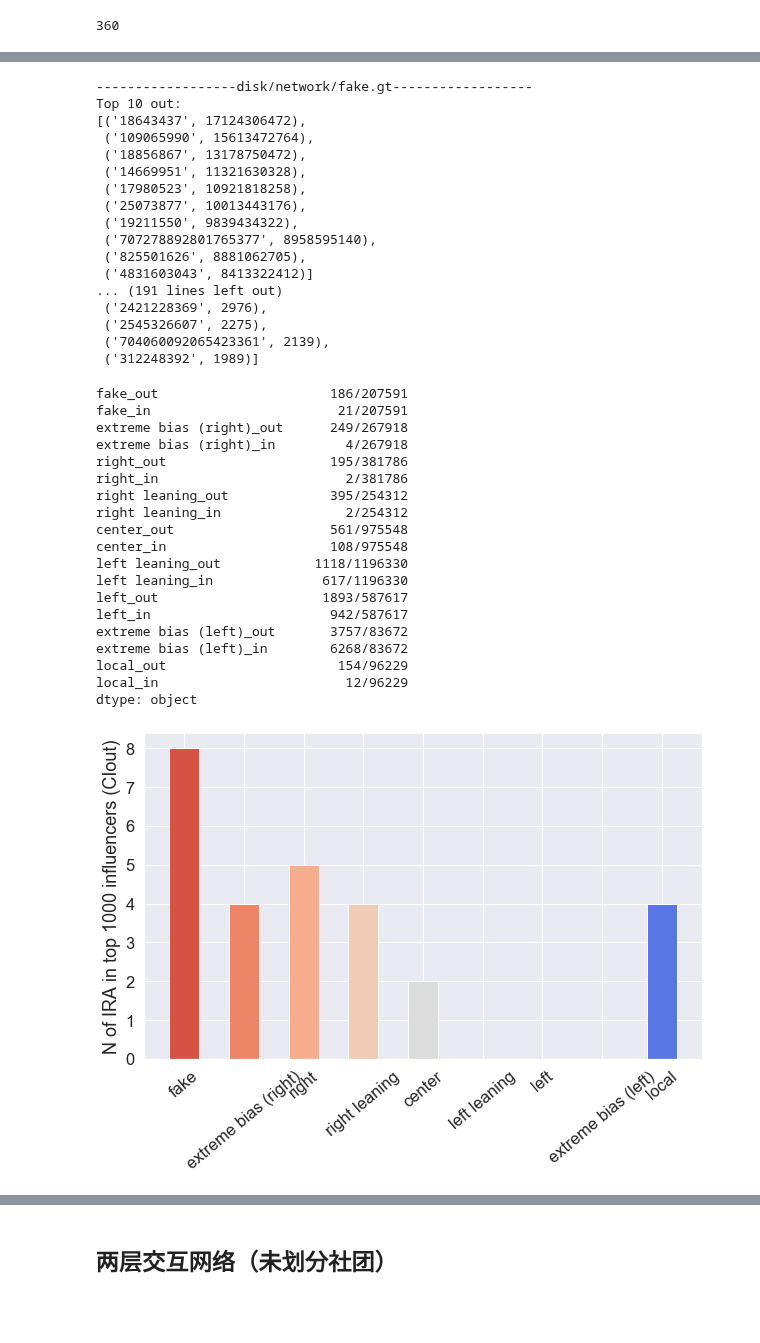
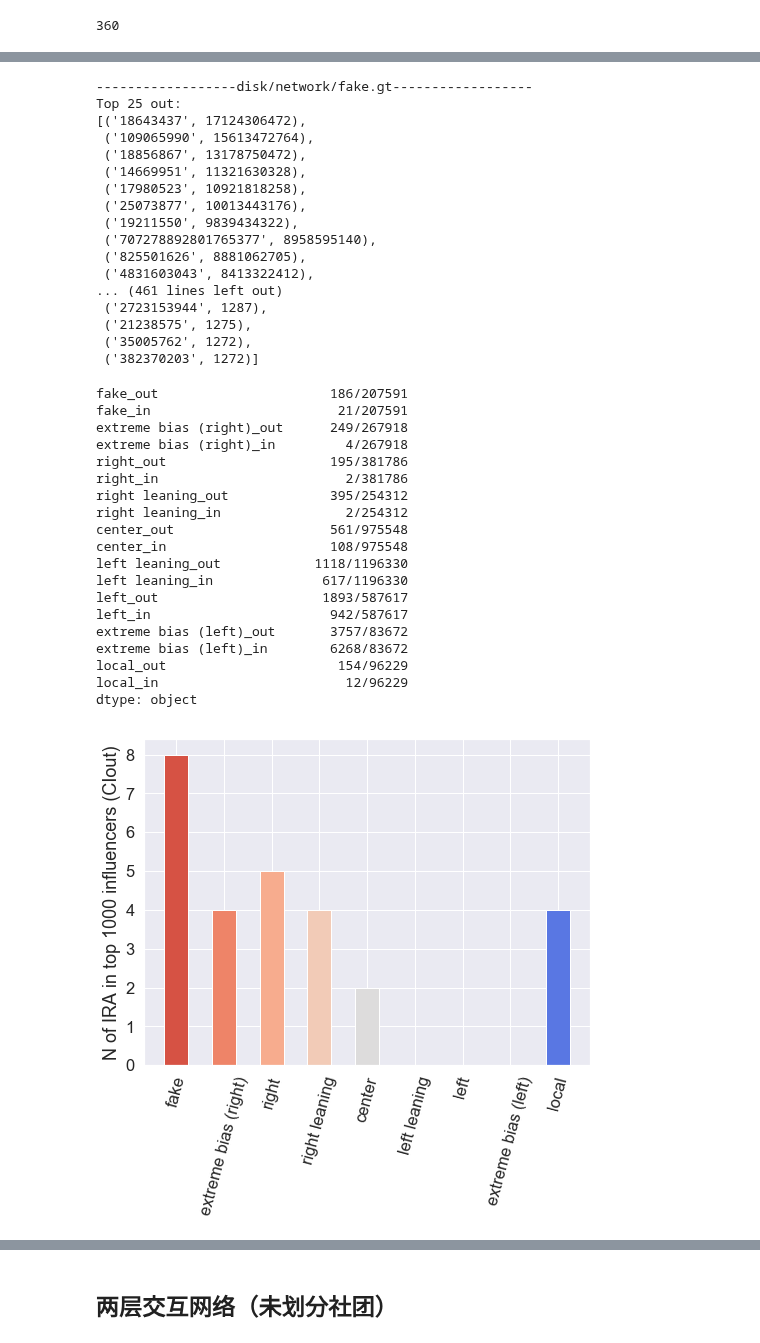
Before and after one commit to kayzhou/fake_news_during_election, a Jupyter notebook: analyze_CI.ipynb, the cells around one changed output, grey strips where cells are left out. Drawn from its saved outputs; the diff is of its cells as text; code cells hidden in the pictures; blank space fills up the shorter version.

```diff
--- a/analyze_CI.ipynb
+++ b/analyze_CI.ipynb
@@ -219,12 +219,12 @@ display(pd.Series(dict_ira_rank))
 # Top 1000
 def plot_corr(cor, dire):
     # display(cor)
-    plt.figure(figsize=(10, 6))
+    plt.figure(figsize=(8, 6))
     x = range(len(labels))
     for i in x:
         plt.bar(i, cor[dire + "_" + labels[i]], width=0.5,
                   color=sns.color_palette("coolwarm", len(labels))[len(labels) - 1 - i])
-    plt.xticks(x, labels, rotation=40)
+    plt.xticks(x, labels, rotation=75)
 
     if dire == "in":
         plt.yticks(range(4))
@@ -281,39 +281,39 @@ for dire in ["out", "in"]:
 # %% [output]
 [interactive output not drawn]
 ------------------disk/network/fake.gt------------------
-Top 10 out:
+Top 25 out:
 [('18643437', 17124306472),
  ('109065990', 15613472764),
  ('18856867', 13178750472),
  ('14669951', 11321630328),
  ('17980523', 10921818258),
  ('25073877', 10013443176),
  ('19211550', 9839434322),
  ('707278892801765377', 8958595140),
  ('825501626', 8881062705),
- ('4831603043', 8413322412)]
-... (191 lines left out)
- ('2421228369', 2976),
- ('2545326607', 2275),
- ('704060092065423361', 2139),
- ('312248392', 1989)]
+ ('4831603043', 8413322412),
+... (461 lines left out)
+ ('2723153944', 1287),
+ ('21238575', 1275),
+ ('35005762', 1272),
+ ('382370203', 1272)]
 fake_out                      186/207591
 fake_in                        21/207591
 extreme bias (right)_out      249/267918
 extreme bias (right)_in         4/267918
 right_out                     195/381786
 right_in                        2/381786
 right leaning_out             395/254312
 right leaning_in                2/254312
 center_out                    561/975548
 center_in                     108/975548
 left leaning_out            1118/1196330
 left leaning_in              617/1196330
 left_out                     1893/587617
 left_in                       942/587617
 extreme bias (left)_out       3757/83672
 extreme bias (left)_in        6268/83672
 local_out                      154/96229
 local_in                        12/96229
 dtype: object
-[figure, old version]
+[figure, new version]
```
Also changed, not shown: parts of 3 cells of this notebook, 6 other files.
